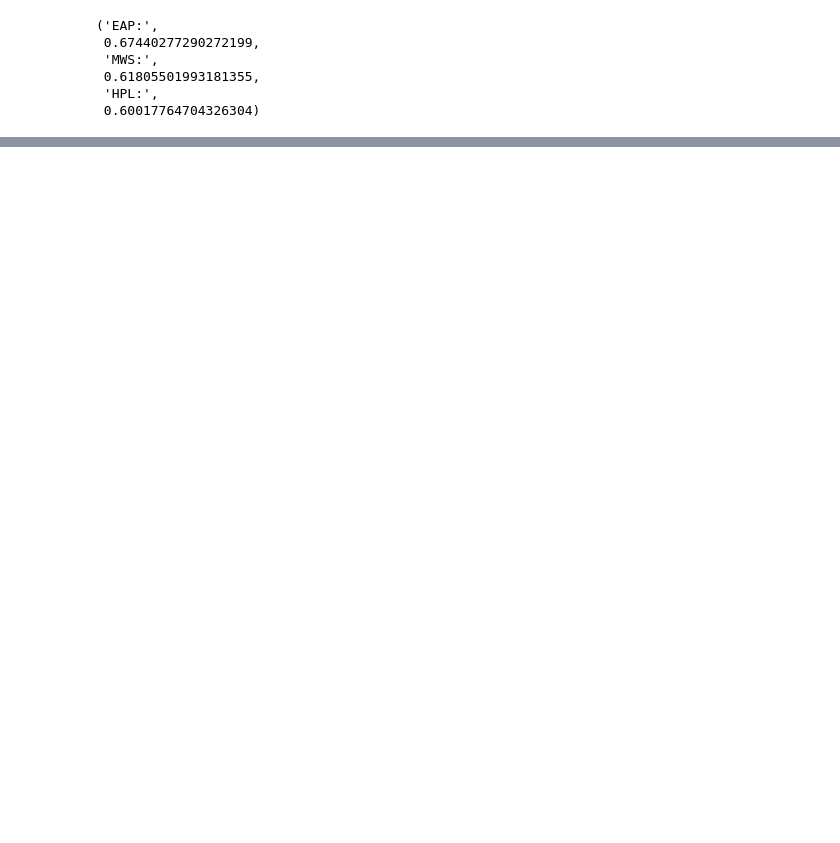
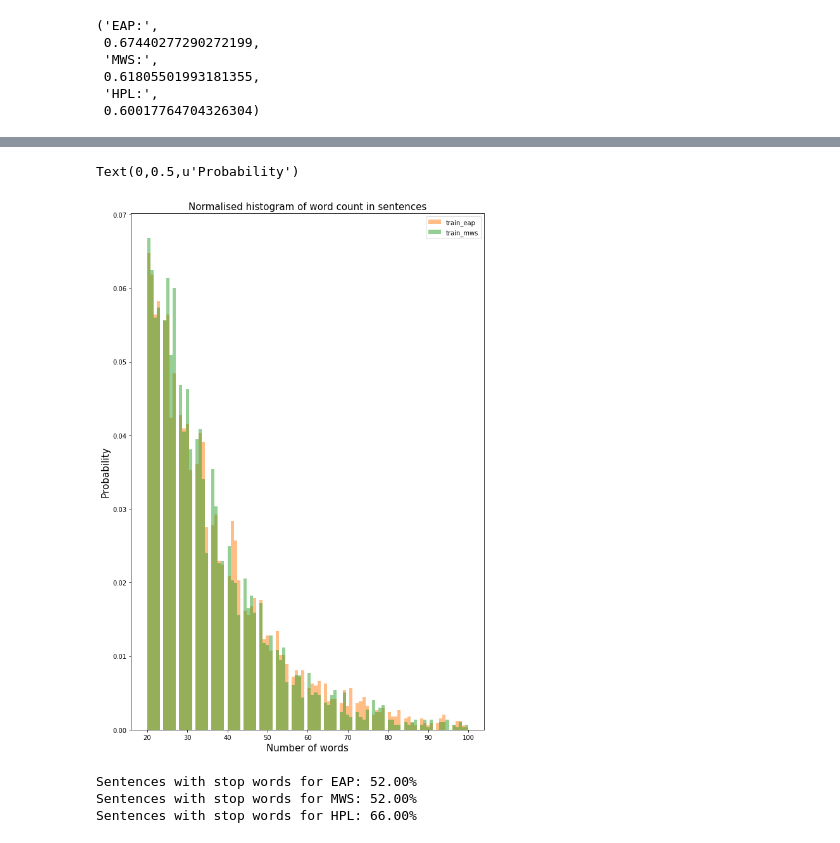
Before and after one commit to skrcode/Kaggle---Spooky-Author, a Jupyter notebook: src/main.ipynb, the cells around one changed output, grey strips where cells are left out. Drawn from its saved outputs; the diff is of its cells as text; code cells hidden in the pictures; blank space fills up the shorter version.

```diff
--- a/src/main.ipynb
+++ b/src/main.ipynb
@@ -81,0 +97,45 @@ writeResult.do(result,X_test_features)
+# %%
+# Word Count
+import seaborn as sns
+pal = sns.color_palette()
+
+train_eap = pd.Series(X_train_features[X_train_features['author'] == 'EAP']['text'].tolist())
+train_mws = pd.Series(X_train_features[X_train_features['author'] == 'MWS']['text'].tolist())
+train_hpl = pd.Series(X_train_features[X_train_features['author'] == 'HPL']['text'].tolist())
+dist_train_eap = train_eap.apply(len)
+dist_train_mws = train_mws.apply(len)
+dist_train_hpl = train_hpl.apply(len)
+plt.figure(figsize=(10, 15))
+plt.hist(dist_train_eap, bins=100, range=[20, 100], color=pal[1], normed=True,alpha=0.5, label='train_eap')
+plt.hist(dist_train_mws, bins=100, range=[20, 100], color=pal[2], normed=True,alpha=0.5, label='train_mws')
+#plt.hist(dist_train_hpl, bins=100, range=[20, 100], color=pal[3], normed=True,alpha=0.5, label='train_hpl')
+plt.title('Normalised histogram of word count in sentences', fontsize=15)
+plt.legend()
+plt.xlabel('Number of words', fontsize=15)
+plt.ylabel('Probability', fontsize=15)
+
+# print('mean-train {:.2f} std-train {:.2f} mean-test {:.2f} std-test {:.2f} max-train {:.2f} max-test {:.2f}'.format(dist_train.mean(),
+#                           dist_train.std(), dist_test.mean(), dist_test.std(), dist_train.max(), dist_test.max()))
+# %% [output]
+Text(0,0.5,u'Probability')
+[figure, added]
+# %%
+# Stop word analysis
+from nltk.corpus import stopwords
+
+dist_train_eap = [y for x in X_train_features[X_train_features['author'] == 'EAP']['text'] for y in x]
+sw_dist_train_eap = [word for word in dist_train_eap if word in stopwords.words('english')]
+print('Sentences with stop words for EAP: {:.2f}%'.format(len(sw_dist_train_eap)* 100/len(dist_train_eap) ))
+
+dist_train_mws = [y for x in X_train_features[X_train_features['author'] == 'MWS']['text'] for y in x]
+sw_dist_train_mws = [word for word in dist_train_mws if word in stopwords.words('english')]
+print('Sentences with stop words for MWS: {:.2f}%'.format(len(sw_dist_train_mws)* 100/len(dist_train_mws) ))
+
+dist_train_hpl = [y for x in X_train_features[X_train_features['author'] == 'HPL']['text'] for y in x]
+sw_dist_train_hpl = [word for word in dist_train if word in stopwords.words('english')]
+print('Sentences with stop words for HPL: {:.2f}%'.format(len(sw_dist_train_hpl)* 100/len(dist_train_hpl) ))
+#
+# %% [output]
+Sentences with stop words for EAP: 52.00%
+Sentences with stop words for MWS: 52.00%
+Sentences with stop words for HPL: 66.00%
```
Also changed, not shown: parts of 8 cells of this notebook.
